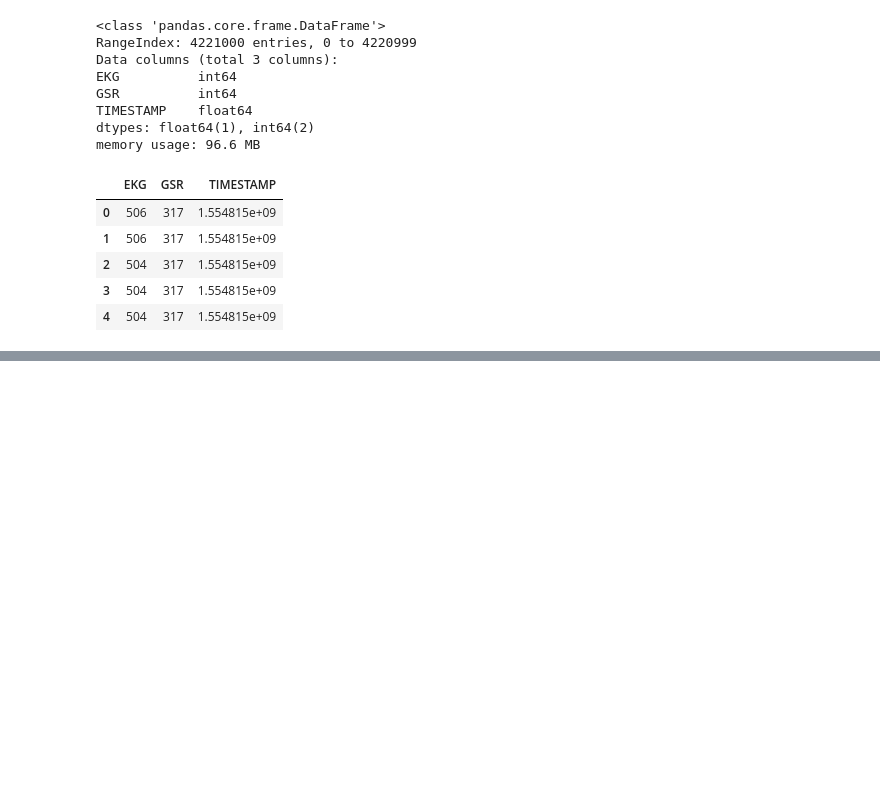
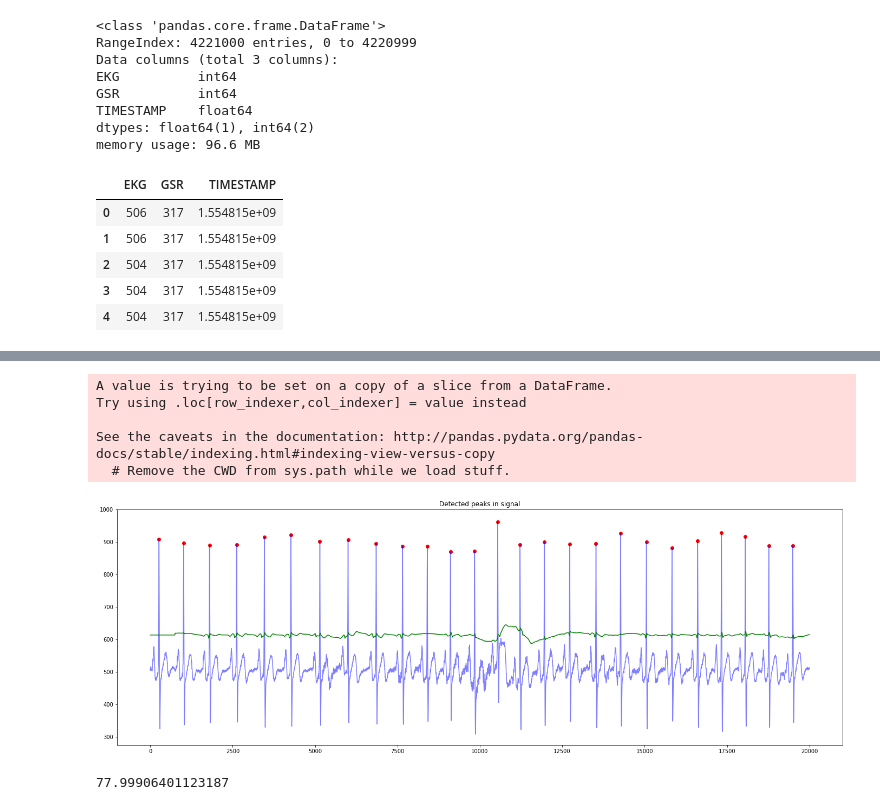
Before and after one commit to SkalskiP/ImaBoss, a Jupyter notebook: EDA.ipynb, the cells around one changed output, grey strips where cells are left out. Saved outputs shown, nothing was run; the diff lists cells and outputs as text; code cells hidden in the pictures; blank space fills up the shorter version.

```diff
--- a/EDA.ipynb
+++ b/EDA.ipynb
@@ -219,6 +273,3 @@ BITALINO_data['9744'].head()
 | 2 | 504 | 317 | 1.554815e+09 |
 | 3 | 504 | 317 | 1.554815e+09 |
 | 4 | 504 | 317 | 1.554815e+09 |
-# %%
-x = list(range(SAMPLING_RATE))
-y = list(EXAMPLE_bitalino_data['9744'].head(SAMPLING_RATE)["EKG"])
@@ -235,3 +275,0 @@ plt.show()
-# %%
-x = list(range(SAMPLING_RATE))
-y = list(EXAMPLE_bitalino_data['9744'].head(SAMPLING_RATE)["GSR"])
@@ -247,0 +292,54 @@ plt.show()
+# %%
+dataset = BITALINO_data['9744'].head(20000)
+#Calculate moving average with 0.75s in both directions, then append do dataset
+hrw = 0.75 #One-sided window size, as proportion of the sampling frequency
+fs = 1000 #The example dataset was recorded at 100Hz
+mov_avg = dataset['EKG'].rolling(int(hrw*fs)).mean() #Calculate moving average
+#Impute where moving average function returns NaN, which is the beginning of the signal where x hrw
+avg_hr = (np.mean(dataset['EKG']))
+mov_avg = [avg_hr if math.isnan(x) else x for x in mov_avg]
+mov_avg = [x*1.2 for x in mov_avg] #For now we raise the average by 20% to prevent the secondary heart contraction from interfering, in part 2 we will do this dynamically
+dataset['hart_rollingmean'] = mov_avg #Append the moving average to the dataframe
+#Mark regions of interest
+window = []
+peaklist = []
+listpos = 0 #We use a counter to move over the different data columns
+for datapoint in dataset['EKG']:
+    rollingmean = dataset['hart_rollingmean'][listpos] #Get local mean
+    if (datapoint < rollingmean) and (len(window) < 1): #If no detectable R-complex activity -> do nothing
+        listpos += 1
+    elif (datapoint > rollingmean): #If signal comes above local mean, mark ROI
+        window.append(datapoint)
+        listpos += 1
+    else: #If signal drops below local mean -> determine highest point
+        maximum = max(window)
+        beatposition = listpos - len(window) + (window.index(max(window))) #Notate the position of the point on the X-axis
+        peaklist.append(beatposition) #Add detected peak to list
+        window = [] #Clear marked ROI
+        listpos += 1
+ybeat = [dataset['EKG'][x] for x in peaklist] #Get the y-value of all peaks for plotting purposes
+plt.figure(figsize=(24, 8))
+plt.title("Detected peaks in signal")
+plt.plot(dataset['EKG'], alpha=0.5, color='blue') #Plot semi-transparent HR
+plt.plot(mov_avg, color ='green') #Plot moving average
+plt.scatter(peaklist, ybeat, color='red') #Plot detected peaks
+plt.show()
+# %% [output]
+A value is trying to be set on a copy of a slice from a DataFrame.
+Try using .loc[row_indexer,col_indexer] = value instead
+
+See the caveats in the documentation: http://pandas.pydata.org/pandas-docs/stable/indexing.html#indexing-view-versus-copy
+  # Remove the CWD from sys.path while we load stuff.
+[figure, added]
+# %%
+RR_list = []
+cnt = 0
+while (cnt < (len(peaklist)-1)):
+    RR_interval = (peaklist[cnt+1] - peaklist[cnt]) #Calculate distance between beats in # of samples
+    ms_dist = ((RR_interval / fs) * 1000.0) #Convert sample distances to ms distances
+    RR_list.append(ms_dist) #Append to list
+    cnt += 1
+bpm = 60000 / np.mean(RR_list) #60000 ms (1 minute) / average R-R interval of signal
+print(bpm)
+# %% [output]
+77.99906401123187
```
Also changed, not shown: parts of 25 cells of this notebook.
